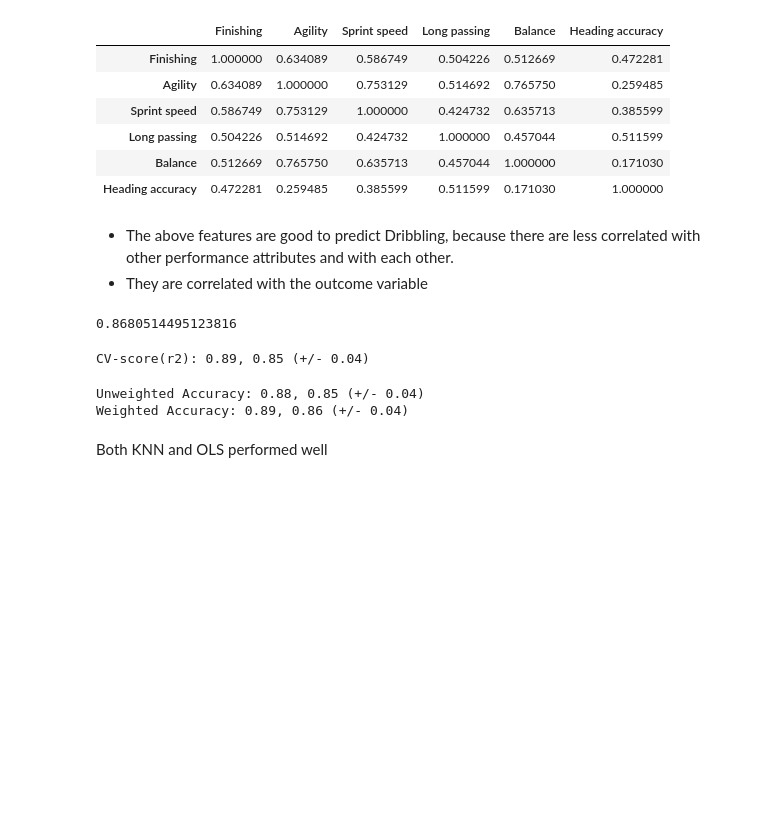
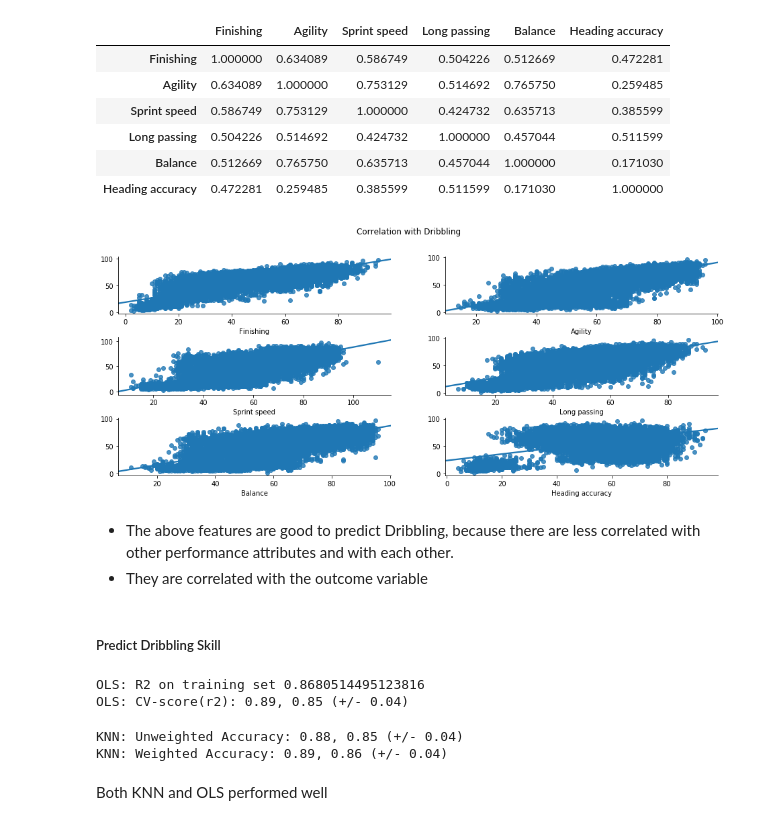
Before and after one commit to Tinsae/Thinkful-Data-Science, a Jupyter notebook: DS/Unit 3/3.1.4+Model Comparison+OLS vs KNN Regression.ipynb, the cells around one changed output. Cells and saved outputs as stored; diff of their text form; code cells hidden in the pictures; blank space fills up the shorter version.

```diff
--- a/DS/Unit 3/3.1.4+Model Comparison+OLS vs KNN Regression.ipynb
+++ b/DS/Unit 3/3.1.4+Model Comparison+OLS vs KNN Regression.ipynb
@@ -171,27 +171,45 @@ fifa18[intersection].corr()
 | Long passing | 0.504226 | 0.514692 | 0.424732 | 1.000000 | 0.457044 | 0.511599 |
 | Balance | 0.512669 | 0.765750 | 0.635713 | 0.457044 | 1.000000 | 0.171030 |
 | Heading accuracy | 0.472281 | 0.259485 | 0.385599 | 0.511599 | 0.171030 | 1.000000 |
+# %%
+# Scatter plot
+
+# scatter plot to show the relationship between depedent and independent variables
+fig = plt.figure(figsize=(16,6))
+fig.subplots_adjust(hspace = 0.4, wspace = 0.2)
+fig.suptitle("Correlation with Dribbling")
+for i,v in enumerate(intersection):
+    ax = fig.add_subplot(320 + i +1)
+    sns.regplot(fifa18[v], fifa18['Dribbling'])
+    sns.despine()
+    ax.set(ylabel='')
+# %% [output]
+[figure, added]
 # %% [markdown]
 * The above features are good to predict Dribbling, because there are less correlated with other performance attributes and with each other.
 * They are correlated with the outcome variable
-# %%
-from sklearn.linear_model import LinearRegression
-X = fifa18[intersection]
-Y =  fifa18[['Dribbling']]
-modelA = LinearRegression()
-modelA.fit(X,Y).score(X,Y)
-# %% [output]
-0.8680514495123816
+# %% [markdown]
+##### Predict Dribbling Skill
 # %%
+# OLS
+
+from sklearn.linear_model import LinearRegression
+X = fifa18[intersection]
+Y =  fifa18[['Dribbling']]
+modelA = LinearRegression()
+print("OLS: R2 on training set", modelA.fit(X,Y).score(X,Y))
 # cross validation, r2
 from sklearn.model_selection import cross_val_score
 X = fifa18[intersection]
 Y =  fifa18[['Dribbling']]
 cscore = cross_val_score(modelA, X, Y, cv=10, scoring='r2')
-print("CV-score(r2): {:.2f}, {:.2f} (+/- {:.2f})".format(cscore.max(), cscore.mean(), cscore.std() * 2))
+print("OLS: CV-score(r2): {:.2f}, {:.2f} (+/- {:.2f})".format(cscore.max(), cscore.mean(), cscore.std() * 2))
 # %% [output]
-CV-score(r2): 0.89, 0.85 (+/- 0.04)
+OLS: R2 on training set 0.8680514495123816
+OLS: CV-score(r2): 0.89, 0.85 (+/- 0.04)
 # %%
+# KNN
+
 from sklearn import neighbors
 from sklearn.model_selection import cross_val_score
 X = fifa18[intersection]
@@ -203,12 +221,12 @@ modelC = neighbors.KNeighborsRegressor(n_neighbors=10, weights="distance")
 modelB.fit(X, Y)
 modelC.fit(X,Y)
 cscore = cross_val_score(modelB, X, Y, cv=10)
-print("Unweighted Accuracy: {:.2f}, {:.2f} (+/- {:.2f})".format(cscore.max(), cscore.mean(), cscore.std() * 2))
+print("KNN: Unweighted Accuracy: {:.2f}, {:.2f} (+/- {:.2f})".format(cscore.max(), cscore.mean(), cscore.std() * 2))
 score_w = cross_val_score(modelC, X, Y, cv=10)
-print("Weighted Accuracy: {:.2f}, {:.2f} (+/- {:.2f})".format(score_w.max(), score_w.mean(), score_w.std() * 2))
+print("KNN: Weighted Accuracy: {:.2f}, {:.2f} (+/- {:.2f})".format(score_w.max(), score_w.mean(), score_w.std() * 2))
 # %% [output]
-Unweighted Accuracy: 0.88, 0.85 (+/- 0.04)
-Weighted Accuracy: 0.89, 0.86 (+/- 0.04)
+KNN: Unweighted Accuracy: 0.88, 0.85 (+/- 0.04)
+KNN: Weighted Accuracy: 0.89, 0.86 (+/- 0.04)
 # %% [markdown]
 Both KNN and OLS performed well
 # %% [markdown]
```
Also changed, not shown: parts of 19 cells of this notebook.
